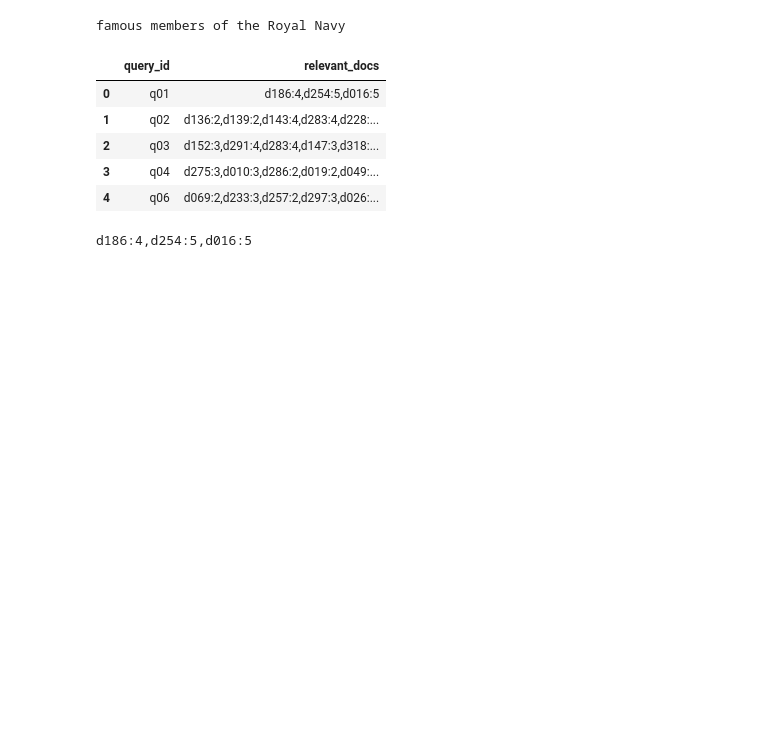
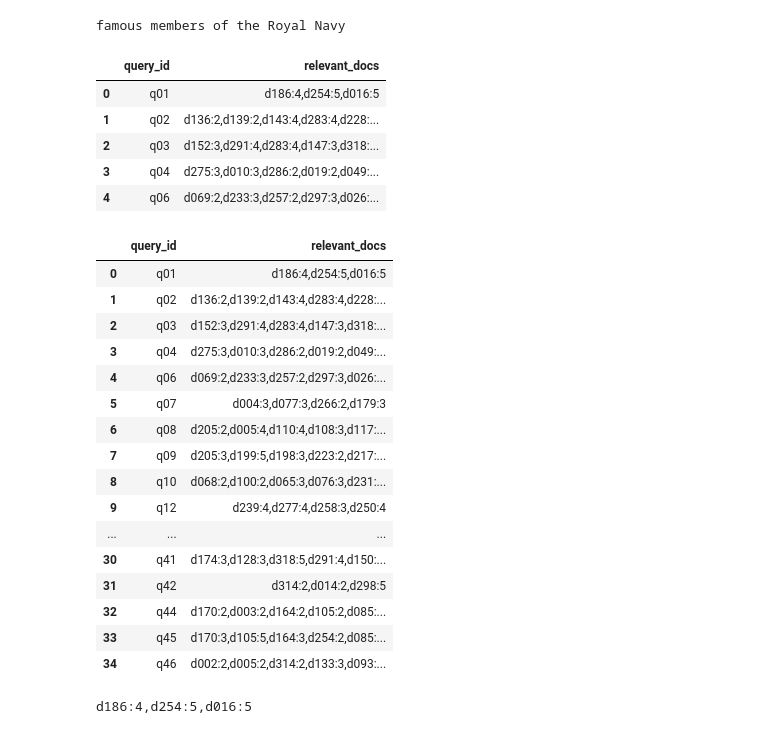
Before and after one commit to Things-I-learn/NLP-ml, a Jupyter notebook: Exploracion.ipynb, the cells around one changed output. Cells and saved outputs as stored; diff of their text form; code cells hidden in the pictures; blank space fills up the shorter version.

Commit message:
Ver los relevantes

```diff
--- a/Exploracion.ipynb
+++ b/Exploracion.ipynb
@@ -137,6 +137,26 @@ relevance.head()
 | 2 | q03 | d152:3,d291:4,d283:4,d147:3,d318:... |
 | 3 | q04 | d275:3,d010:3,d286:2,d019:2,d049:... |
 | 4 | q06 | d069:2,d233:3,d257:2,d297:3,d026:... |
+# %%
+relevance
+# %% [output]
+|  | query_id | relevant_docs |
+| 0 | q01 | d186:4,d254:5,d016:5 |
+| 1 | q02 | d136:2,d139:2,d143:4,d283:4,d228:... |
+| 2 | q03 | d152:3,d291:4,d283:4,d147:3,d318:... |
+| 3 | q04 | d275:3,d010:3,d286:2,d019:2,d049:... |
+| 4 | q06 | d069:2,d233:3,d257:2,d297:3,d026:... |
+| 5 | q07 | d004:3,d077:3,d266:2,d179:3 |
+| 6 | q08 | d205:2,d005:4,d110:4,d108:3,d117:... |
+| 7 | q09 | d205:3,d199:5,d198:3,d223:2,d217:... |
+| 8 | q10 | d068:2,d100:2,d065:3,d076:3,d231:... |
+| 9 | q12 | d239:4,d277:4,d258:3,d250:4 |
+| ... | ... | ... |
+| 30 | q41 | d174:3,d128:3,d318:5,d291:4,d150:... |
+| 31 | q42 | d314:2,d014:2,d298:5 |
+| 32 | q44 | d170:2,d003:2,d164:2,d105:2,d085:... |
+| 33 | q45 | d170:3,d105:5,d164:3,d254:2,d085:... |
+| 34 | q46 | d002:2,d005:2,d314:2,d133:3,d093:... |
 # %%
 fila = relevance.loc[0, "relevant_docs"]
 
```
Also changed, not shown: parts of 1 cell of this notebook.
